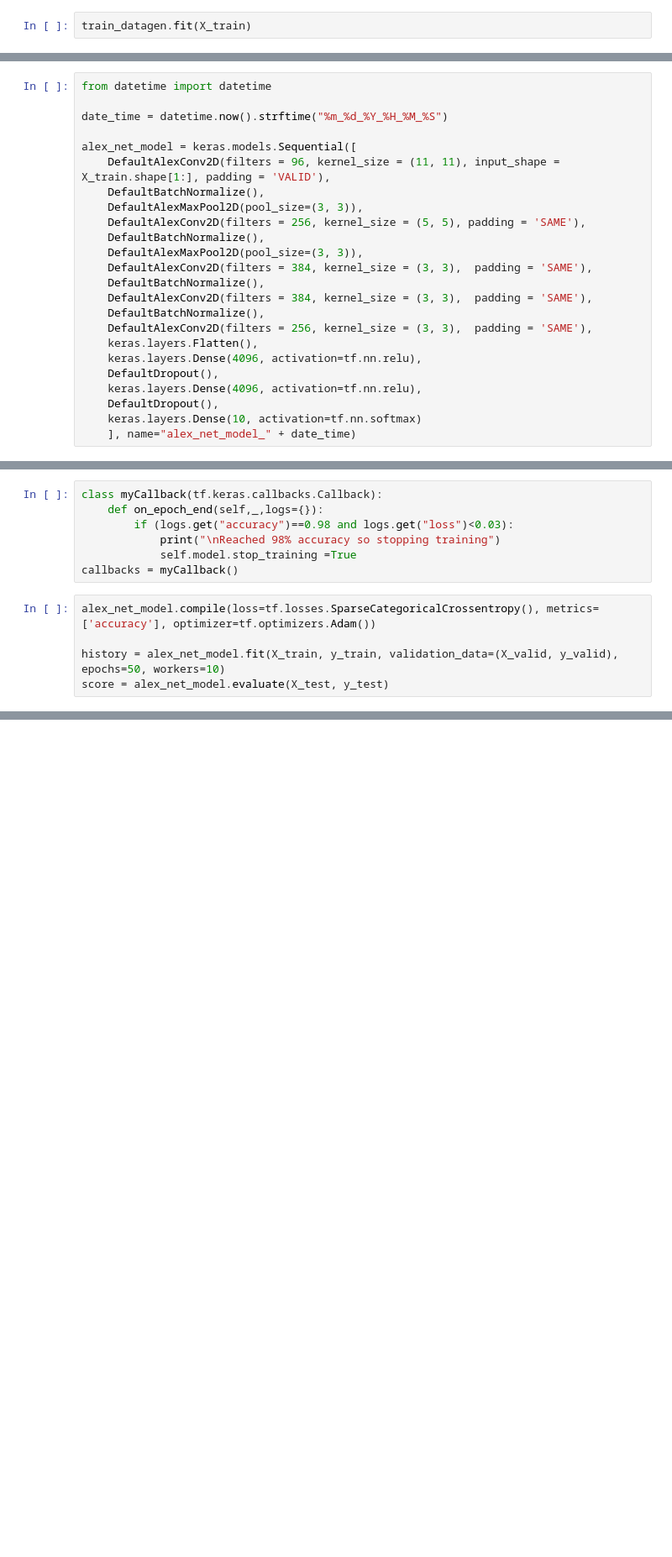
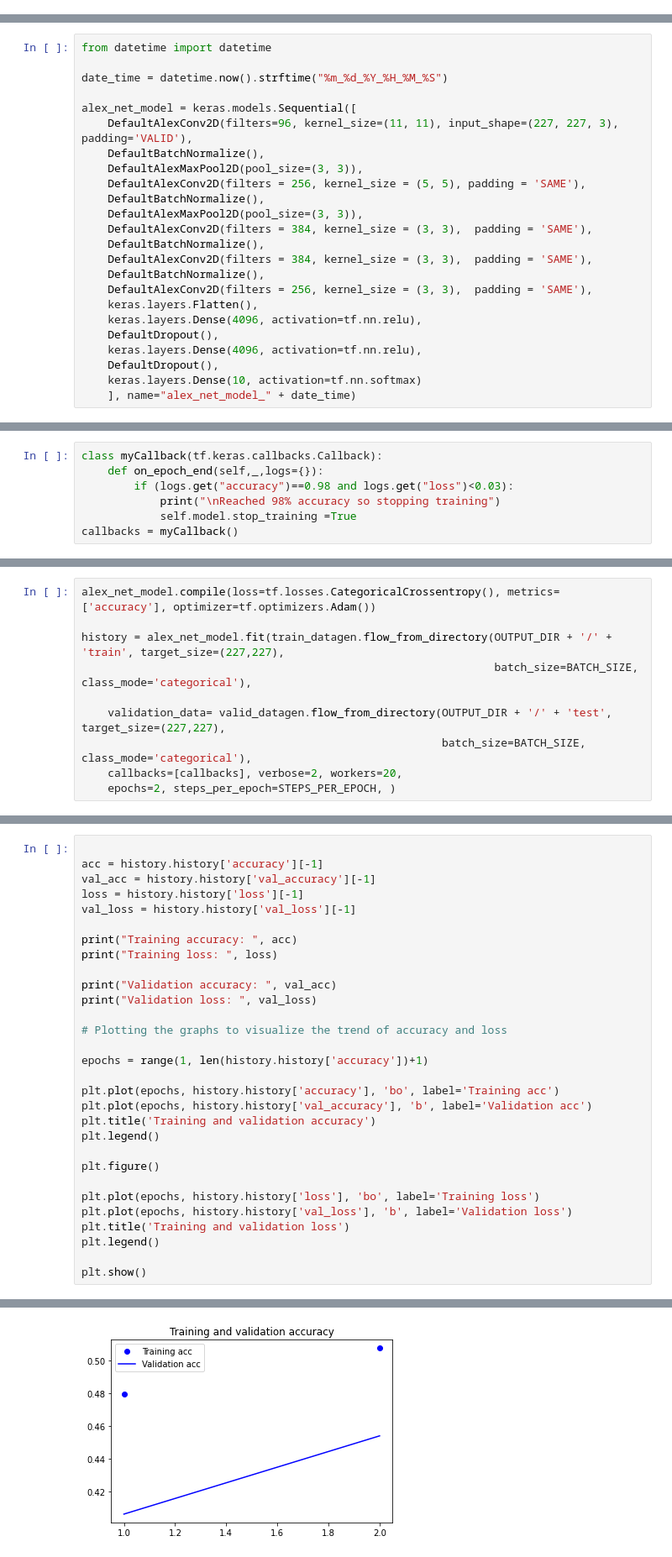
Before and after one commit to gopalakrishna-r/Hands-on-Machine-Learning-w-scikit-tensorflow, a Jupyter notebook: chapter_14/cnn implementation alex net.ipynb, the cells around one changed output, grey strips where cells are left out. Shown at 84% size. Cells and saved outputs as stored; diff of their text form; blank space fills up the shorter version.

```diff
--- a/chapter_14/cnn implementation alex net.ipynb
+++ b/chapter_14/cnn implementation alex net.ipynb
@@ -54,8 +64,6 @@ valid_datagen = ImageDataGenerator(
 )
 
 test_datagen = ImageDataGenerator(rescale=1./255)
-# %%
-train_datagen.fit(X_train)
 # %% [markdown]
 Alexnet
 # %%
@@ -69,7 +77,7 @@ from datetime import datetime
 date_time = datetime.now().strftime("%m_%d_%Y_%H_%M_%S")
 
 alex_net_model = keras.models.Sequential([
-    DefaultAlexConv2D(filters = 96, kernel_size = (11, 11), input_shape = X_train.shape[1:], padding = 'VALID'),
+    DefaultAlexConv2D(filters=96, kernel_size=(11, 11), input_shape=(227, 227, 3), padding='VALID'),
     DefaultBatchNormalize(),
     DefaultAlexMaxPool2D(pool_size=(3, 3)),
     DefaultAlexConv2D(filters = 256, kernel_size = (5, 5), padding = 'SAME'),
@@ -114,8 +122,3 @@ class myCallback(tf.keras.callbacks.Callback):
             print("\nReached 98% accuracy so stopping training")
             self.model.stop_training =True
 callbacks = myCallback()
-# %%
-alex_net_model.compile(loss=tf.losses.SparseCategoricalCrossentropy(), metrics=['accuracy'], optimizer=tf.optimizers.Adam())
-
-history = alex_net_model.fit(X_train, y_train, validation_data=(X_valid, y_valid), epochs=50, workers=10)
-score = alex_net_model.evaluate(X_test, y_test)
@@ -147,0 +125,10 @@ KeyboardInterrupt:
+# %%
+alex_net_model.compile(loss=tf.losses.CategoricalCrossentropy(), metrics=['accuracy'], optimizer=tf.optimizers.Adam())
+
+history = alex_net_model.fit(train_datagen.flow_from_directory(OUTPUT_DIR + '/' + 'train', target_size=(227,227),
+                                                               batch_size=BATCH_SIZE, class_mode='categorical'),
+
+    validation_data= valid_datagen.flow_from_directory(OUTPUT_DIR + '/' + 'test', target_size=(227,227),
+                                                       batch_size=BATCH_SIZE, class_mode='categorical'),
+    callbacks=[callbacks], verbose=2, workers=20,
+    epochs=2, steps_per_epoch=STEPS_PER_EPOCH, )
@@ -147,0 +142,31 @@ KeyboardInterrupt:
+# %%
+
+acc = history.history['accuracy'][-1]
+val_acc = history.history['val_accuracy'][-1]
+loss = history.history['loss'][-1]
+val_loss = history.history['val_loss'][-1]
+
+print("Training accuracy: ", acc)
+print("Training loss: ", loss)
+
+print("Validation accuracy: ", val_acc)
+print("Validation loss: ", val_loss)
+
+# Plotting the graphs to visualize the trend of accuracy and loss
+
+epochs = range(1, len(history.history['accuracy'])+1)
+
+plt.plot(epochs, history.history['accuracy'], 'bo', label='Training acc')
+plt.plot(epochs, history.history['val_accuracy'], 'b', label='Validation acc')
+plt.title('Training and validation accuracy')
+plt.legend()
+
+plt.figure()
+
+plt.plot(epochs, history.history['loss'], 'bo', label='Training loss')
+plt.plot(epochs, history.history['val_loss'], 'b', label='Validation loss')
+plt.title('Training and validation loss')
+plt.legend()
+
+plt.show()
+# %% [output]
@@ -147,0 +177 @@ KeyboardInterrupt:
+[figure, added]
```
Also changed, not shown: parts of 15 cells of this notebook, 6 other files.
